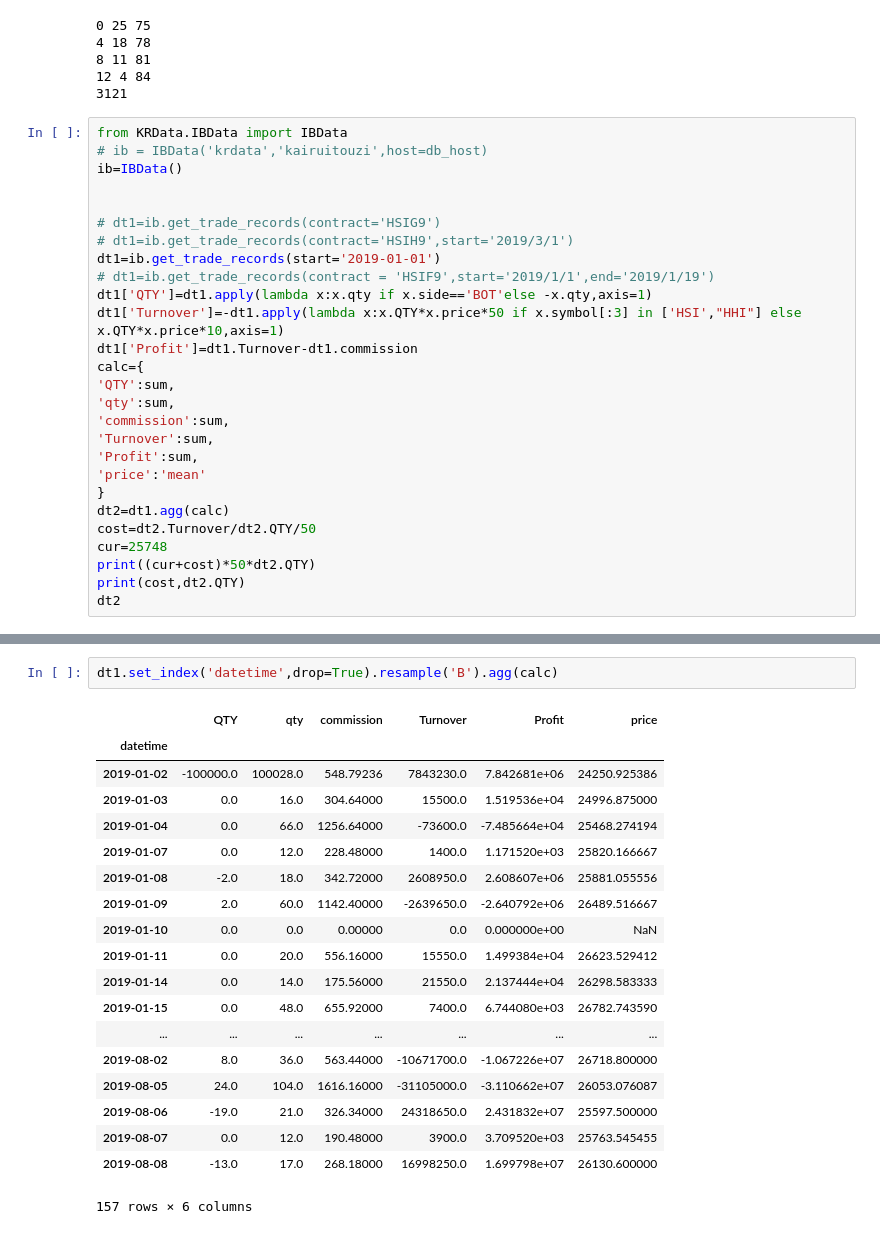
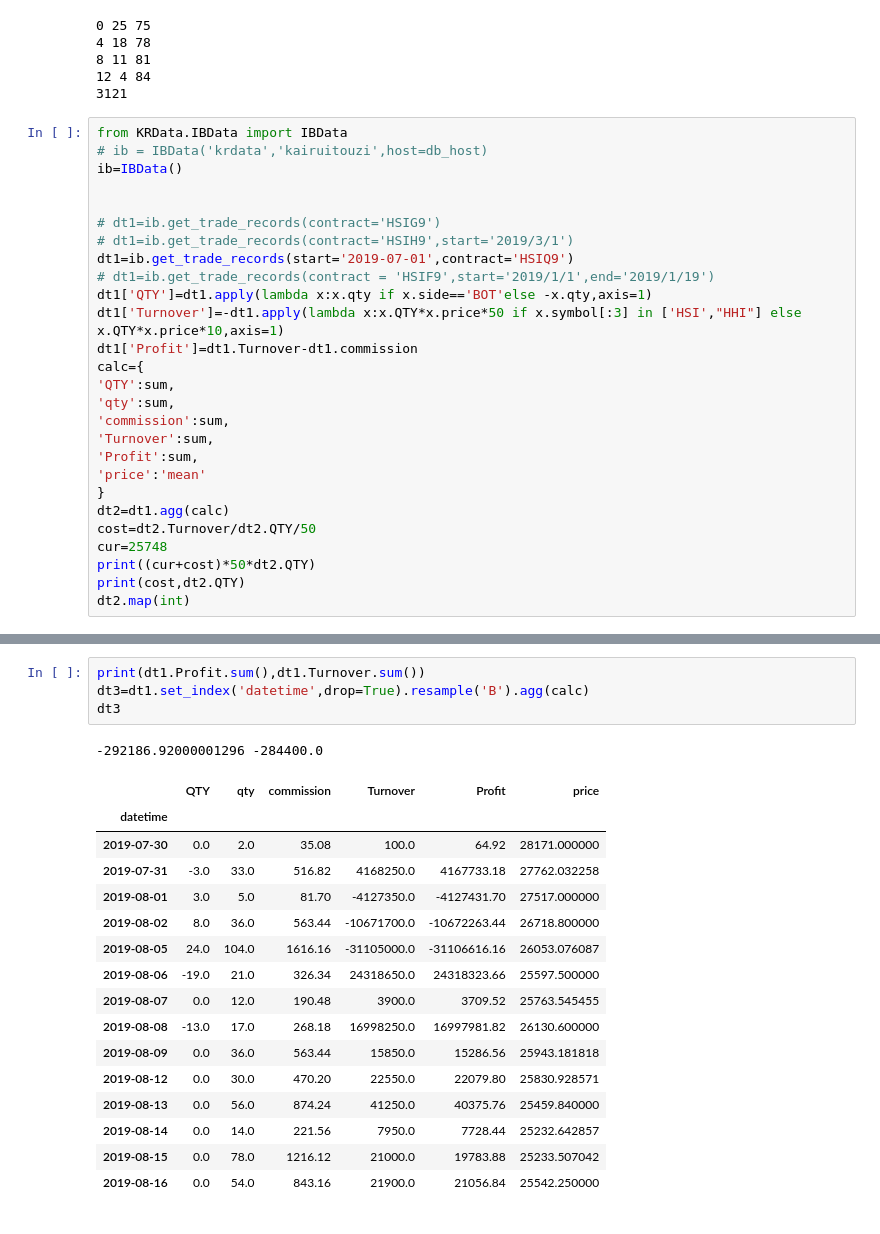
Before and after one commit to che7611/test2, a Jupyter notebook: IB.ipynb, the cells around one changed output, grey strips where cells are left out. Drawn from its saved outputs; the diff is of its cells as text.

```diff
--- a/IB.ipynb
+++ b/IB.ipynb
@@ -309,7 +309,7 @@ ib=IBData()
 
 # dt1=ib.get_trade_records(contract='HSIG9')
 # dt1=ib.get_trade_records(contract='HSIH9',start='2019/3/1')
-dt1=ib.get_trade_records(start='2019-01-01')
+dt1=ib.get_trade_records(start='2019-07-01',contract='HSIQ9')
 # dt1=ib.get_trade_records(contract = 'HSIF9',start='2019/1/1',end='2019/1/19')
 dt1['QTY']=dt1.apply(lambda x:x.qty if x.side=='BOT'else -x.qty,axis=1)
 dt1['Turnover']=-dt1.apply(lambda x:x.QTY*x.price*50 if x.symbol[:3] in ['HSI',"HHI"] else x.QTY*x.price*10,axis=1)
@@ -327,5 +327,5 @@ cost=dt2.Turnover/dt2.QTY/50
 cur=25748
 print((cur+cost)*50*dt2.QTY)
 print(cost,dt2.QTY)
-dt2
+dt2.map(int)
 # %% [output]
@@ -347,22 +351,22 @@ dt4.Profit
 # %%
-dt1.set_index('datetime',drop=True).resample('B').agg(calc)
+print(dt1.Profit.sum(),dt1.Turnover.sum())
+dt3=dt1.set_index('datetime',drop=True).resample('B').agg(calc)
+dt3
 # %% [output]
+-292186.92000001296 -284400.0
 |  | QTY | qty | commission | Turnover | Profit | price |
 | datetime |  |  |  |  |  |  |
-| 2019-01-02 | -100000.0 | 100028.0 | 548.79236 | 7843230.0 | 7.842681e+06 | 24250.925386 |
-| 2019-01-03 | 0.0 | 16.0 | 304.64000 | 15500.0 | 1.519536e+04 | 24996.875000 |
-| 2019-01-04 | 0.0 | 66.0 | 1256.64000 | -73600.0 | -7.485664e+04 | 25468.274194 |
-| 2019-01-07 | 0.0 | 12.0 | 228.48000 | 1400.0 | 1.171520e+03 | 25820.166667 |
-| 2019-01-08 | -2.0 | 18.0 | 342.72000 | 2608950.0 | 2.608607e+06 | 25881.055556 |
-| 2019-01-09 | 2.0 | 60.0 | 1142.40000 | -2639650.0 | -2.640792e+06 | 26489.516667 |
-| 2019-01-10 | 0.0 | 0.0 | 0.00000 | 0.0 | 0.000000e+00 | NaN |
-| 2019-01-11 | 0.0 | 20.0 | 556.16000 | 15550.0 | 1.499384e+04 | 26623.529412 |
-| 2019-01-14 | 0.0 | 14.0 | 175.56000 | 21550.0 | 2.137444e+04 | 26298.583333 |
-| 2019-01-15 | 0.0 | 48.0 | 655.92000 | 7400.0 | 6.744080e+03 | 26782.743590 |
-| ... | ... | ... | ... | ... | ... | ... |
-| 2019-08-02 | 8.0 | 36.0 | 563.44000 | -10671700.0 | -1.067226e+07 | 26718.800000 |
-| 2019-08-05 | 24.0 | 104.0 | 1616.16000 | -31105000.0 | -3.110662e+07 | 26053.076087 |
-| 2019-08-06 | -19.0 | 21.0 | 326.34000 | 24318650.0 | 2.431832e+07 | 25597.500000 |
-| 2019-08-07 | 0.0 | 12.0 | 190.48000 | 3900.0 | 3.709520e+03 | 25763.545455 |
-| 2019-08-08 | -13.0 | 17.0 | 268.18000 | 16998250.0 | 1.699798e+07 | 26130.600000 |
+| 2019-07-30 | 0.0 | 2.0 | 35.08 | 100.0 | 64.92 | 28171.000000 |
+| 2019-07-31 | -3.0 | 33.0 | 516.82 | 4168250.0 | 4167733.18 | 27762.032258 |
+| 2019-08-01 | 3.0 | 5.0 | 81.70 | -4127350.0 | -4127431.70 | 27517.000000 |
+| 2019-08-02 | 8.0 | 36.0 | 563.44 | -10671700.0 | -10672263.44 | 26718.800000 |
+| 2019-08-05 | 24.0 | 104.0 | 1616.16 | -31105000.0 | -31106616.16 | 26053.076087 |
+| 2019-08-06 | -19.0 | 21.0 | 326.34 | 24318650.0 | 24318323.66 | 25597.500000 |
+| 2019-08-07 | 0.0 | 12.0 | 190.48 | 3900.0 | 3709.52 | 25763.545455 |
+| 2019-08-08 | -13.0 | 17.0 | 268.18 | 16998250.0 | 16997981.82 | 26130.600000 |
+| 2019-08-09 | 0.0 | 36.0 | 563.44 | 15850.0 | 15286.56 | 25943.181818 |
+| 2019-08-12 | 0.0 | 30.0 | 470.20 | 22550.0 | 22079.80 | 25830.928571 |
+| 2019-08-13 | 0.0 | 56.0 | 874.24 | 41250.0 | 40375.76 | 25459.840000 |
+| 2019-08-14 | 0.0 | 14.0 | 221.56 | 7950.0 | 7728.44 | 25232.642857 |
+| 2019-08-15 | 0.0 | 78.0 | 1216.12 | 21000.0 | 19783.88 | 25233.507042 |
+| 2019-08-16 | 0.0 | 54.0 | 843.16 | 21900.0 | 21056.84 | 25542.250000 |
-157 rows × 6 columns
```
Also changed, not shown: parts of 4 cells of this notebook.
